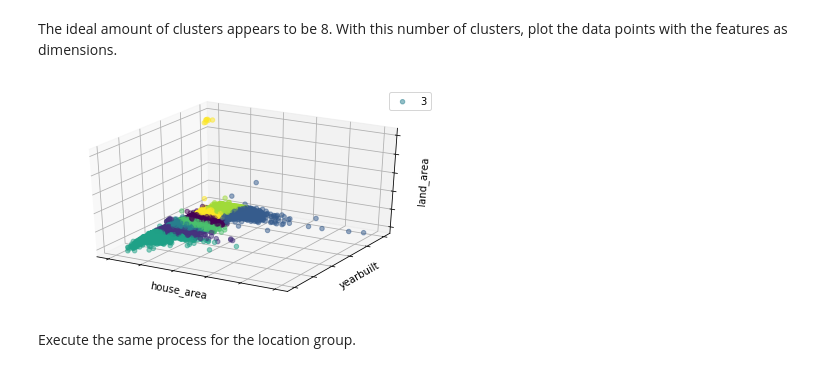
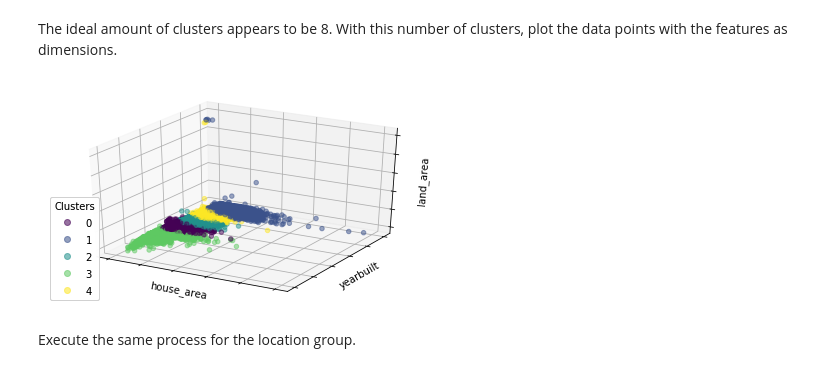
Before and after one commit to RainierCluster/zillow-cluster, a Jupyter notebook: reduce_zillow_logerror.ipynb, the cells around one changed output. Saved outputs shown, nothing was run; the diff lists cells and outputs as text; code cells hidden in the pictures.

```diff
--- a/reduce_zillow_logerror.ipynb
+++ b/reduce_zillow_logerror.ipynb
@@ -490,9 +564,9 @@ Now, run each feature groups to see if there are identifiable clusters using the
 # %% [markdown]
 The ideal amount of clusters appears to be 8. With this number of clusters, plot the data points with the features as dimensions.
 # %%
-explore.k_cluster_3d(train_home,"house_area","yearbuilt","land_area", 8)
+explore.k_cluster_3d(train_home,"house_area","yearbuilt","land_area", 5)
 # %% [output]
-[figure, old version]
+[figure, new version]
 # %% [markdown]
 Execute the same process for the location group.
 # %%
```
Also changed, not shown: parts of 19 cells of this notebook.
